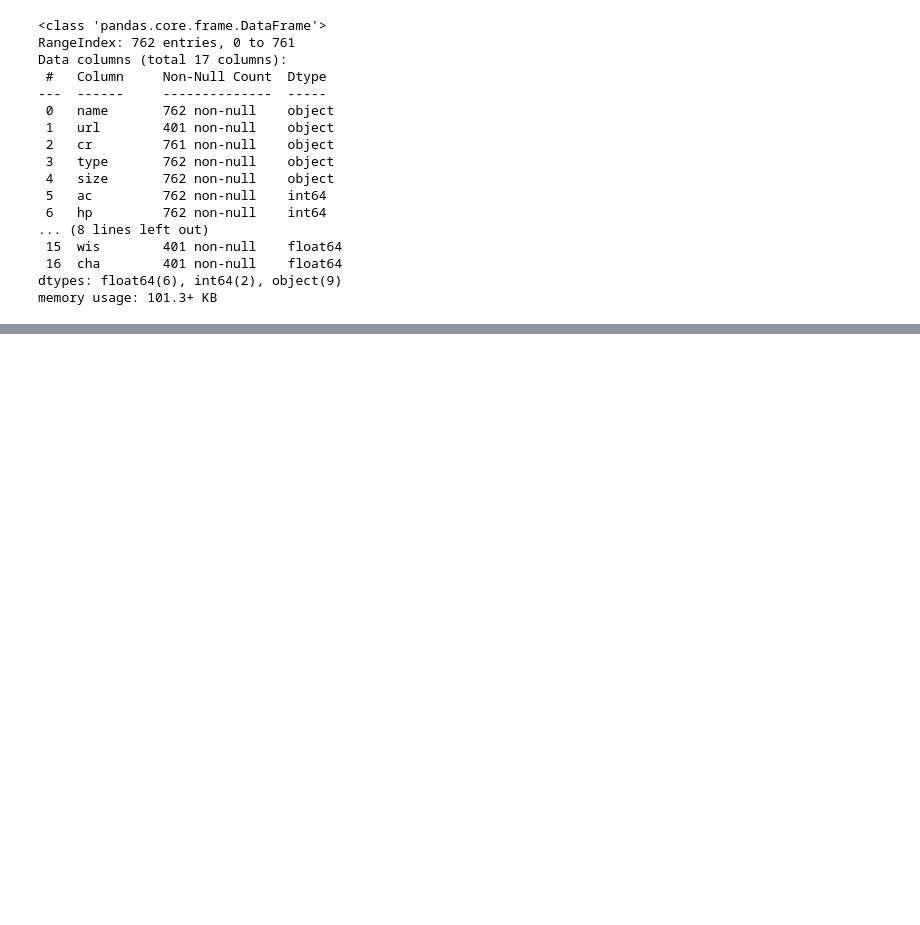
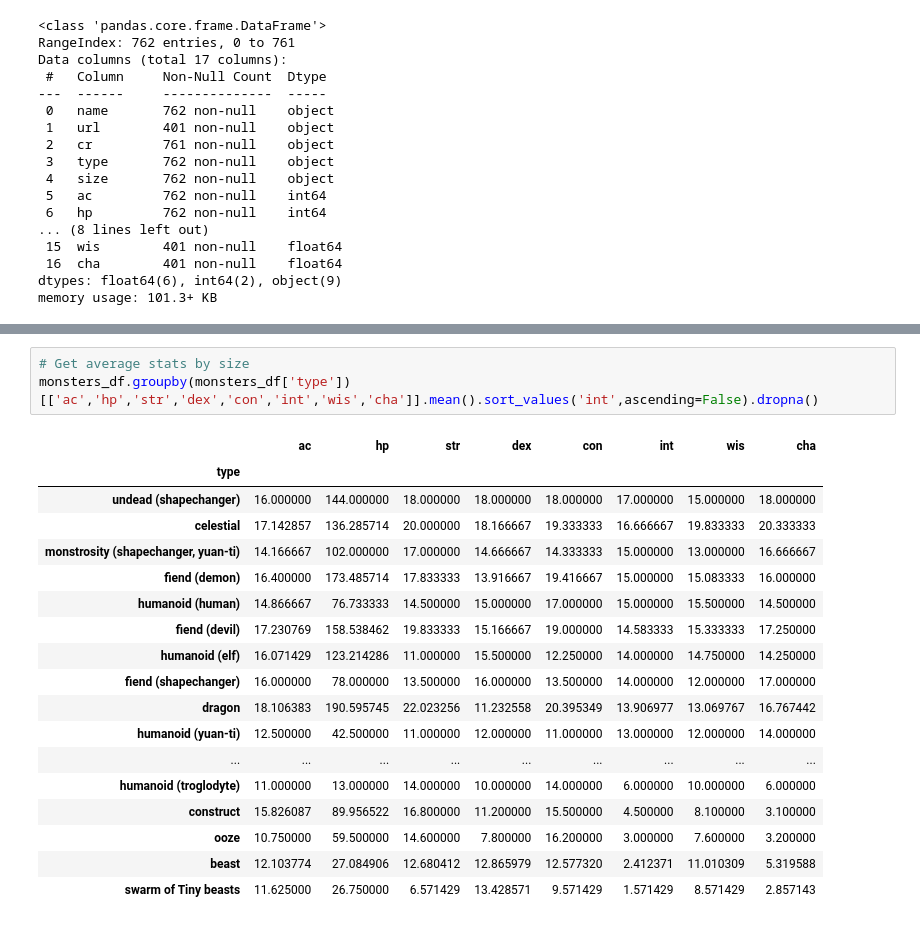
Before and after one commit to seancary62/DND_Tools, a Jupyter notebook: dnd-5e-monster-exploration.ipynb, the cells around one changed output, grey strips where cells are left out. Drawn from its saved outputs; the diff is of its cells as text; blank space fills up the shorter version.

Commit message:
Kaggle Notebook | DND-5e-Monster-Exploration | Version 3

```diff
--- a/dnd-5e-monster-exploration.ipynb
+++ b/dnd-5e-monster-exploration.ipynb
@@ -80,0 +96,22 @@ monsters_df[monsters_df['legendary'] == 'Legendary']
+# %%
+# Get average stats by size
+monsters_df.groupby(monsters_df['type'])[['ac','hp','str','dex','con','int','wis','cha']].mean().sort_values('int',ascending=False).dropna()
+# %% [output]
+|  | ac | hp | str | dex | con | int | wis | cha |
+| type |  |  |  |  |  |  |  |  |
+| undead (shapechanger) | 16.000000 | 144.000000 | 18.000000 | 18.000000 | 18.000000 | 17.000000 | 15.000000 | 18.000000 |
+| celestial | 17.142857 | 136.285714 | 20.000000 | 18.166667 | 19.333333 | 16.666667 | 19.833333 | 20.333333 |
+| monstrosity (shapechanger, yuan-ti) | 14.166667 | 102.000000 | 17.000000 | 14.666667 | 14.333333 | 15.000000 | 13.000000 | 16.666667 |
+| fiend (demon) | 16.400000 | 173.485714 | 17.833333 | 13.916667 | 19.416667 | 15.000000 | 15.083333 | 16.000000 |
+| humanoid (human) | 14.866667 | 76.733333 | 14.500000 | 15.000000 | 17.000000 | 15.000000 | 15.500000 | 14.500000 |
+| fiend (devil) | 17.230769 | 158.538462 | 19.833333 | 15.166667 | 19.000000 | 14.583333 | 15.333333 | 17.250000 |
+| humanoid (elf) | 16.071429 | 123.214286 | 11.000000 | 15.500000 | 12.250000 | 14.000000 | 14.750000 | 14.250000 |
+| fiend (shapechanger) | 16.000000 | 78.000000 | 13.500000 | 16.000000 | 13.500000 | 14.000000 | 12.000000 | 17.000000 |
+| dragon | 18.106383 | 190.595745 | 22.023256 | 11.232558 | 20.395349 | 13.906977 | 13.069767 | 16.767442 |
+| humanoid (yuan-ti) | 12.500000 | 42.500000 | 11.000000 | 12.000000 | 11.000000 | 13.000000 | 12.000000 | 14.000000 |
+| ... | ... | ... | ... | ... | ... | ... | ... | ... |
+| humanoid (troglodyte) | 11.000000 | 13.000000 | 14.000000 | 10.000000 | 14.000000 | 6.000000 | 10.000000 | 6.000000 |
+| construct | 15.826087 | 89.956522 | 16.800000 | 11.200000 | 15.500000 | 4.500000 | 8.100000 | 3.100000 |
+| ooze | 10.750000 | 59.500000 | 14.600000 | 7.800000 | 16.200000 | 3.000000 | 7.600000 | 3.200000 |
+| beast | 12.103774 | 27.084906 | 12.680412 | 12.865979 | 12.577320 | 2.412371 | 11.010309 | 5.319588 |
+| swarm of Tiny beasts | 11.625000 | 26.750000 | 6.571429 | 13.428571 | 9.571429 | 1.571429 | 8.571429 | 2.857143 |
```
Also changed, not shown: parts of 3 cells of this notebook.
